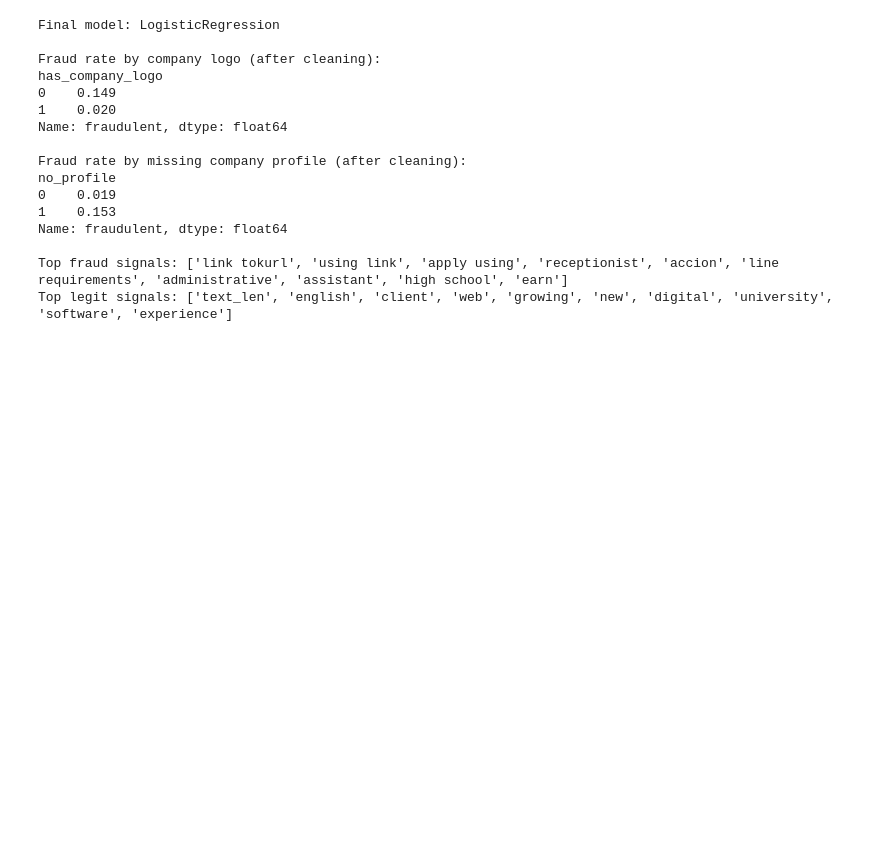
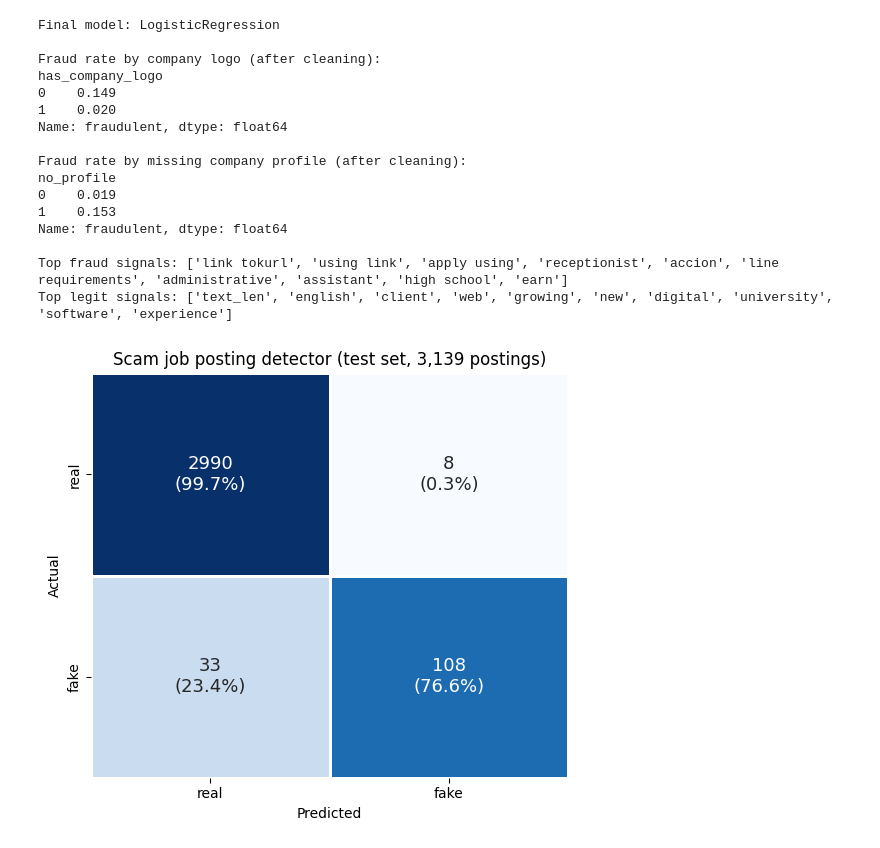
Before and after one commit to Noman87370/scam-job-posting-detector, a Jupyter notebook: scam-job-posting-detector.ipynb, the cells around one changed output. Saved outputs shown, nothing was run; the diff lists cells and outputs as text; code cells hidden in the pictures; blank space fills up the shorter version.

Commit message:
Kaggle Notebook | Scam Job Posting Detector | Version 5

```diff
--- a/scam-job-posting-detector.ipynb
+++ b/scam-job-posting-detector.ipynb
@@ -316,3 +316,19 @@ Name: fraudulent, dtype: float64
 
 Top fraud signals: ['link tokurl', 'using link', 'apply using', 'receptionist', 'accion', 'line requirements', 'administrative', 'assistant', 'high school', 'earn']
 Top legit signals: ['text_len', 'english', 'client', 'web', 'growing', 'new', 'digital', 'university', 'software', 'experience']
+# %%
+cm = confusion_matrix(yte, pred)
+cm_pct = cm / cm.sum(axis=1, keepdims=True)
+labels = np.array([[f"{cm[i, j]}\n({cm_pct[i, j]:.1%})" for j in range(2)] for i in range(2)])
+
+plt.figure(figsize=(5.5, 5))
+sns.heatmap(cm_pct, annot=labels, fmt="", cmap="Blues", vmin=0, vmax=1, cbar=False,
+            xticklabels=["real", "fake"], yticklabels=["real", "fake"],
+            linewidths=1, linecolor="white", annot_kws={"size": 13})
+plt.xlabel("Predicted"); plt.ylabel("Actual")
+plt.title("Scam job posting detector (test set, 3,139 postings)")
+plt.tight_layout()
+plt.savefig("confusion_matrix_linkedin.png", dpi=200)
+plt.show()
+# %% [output]
+[figure, added]
```
